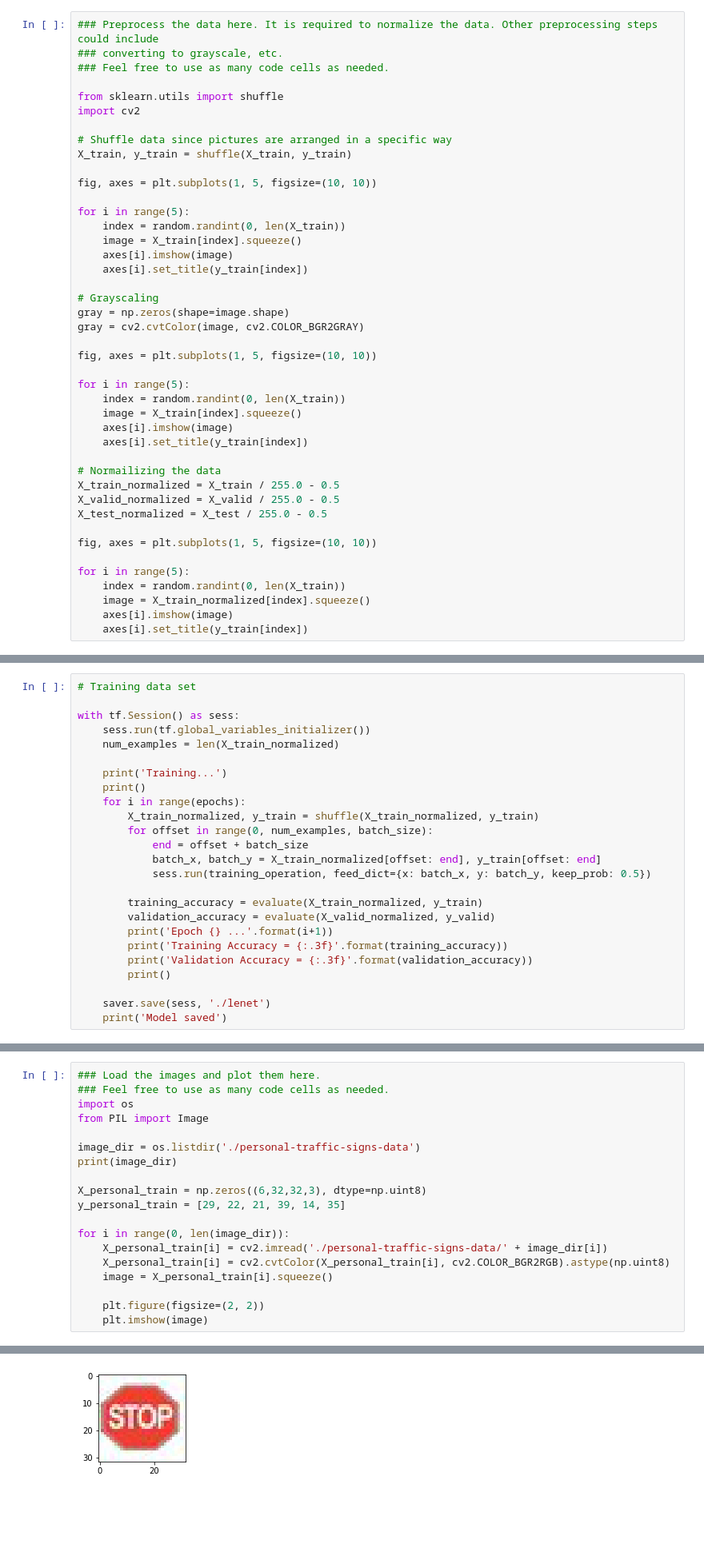
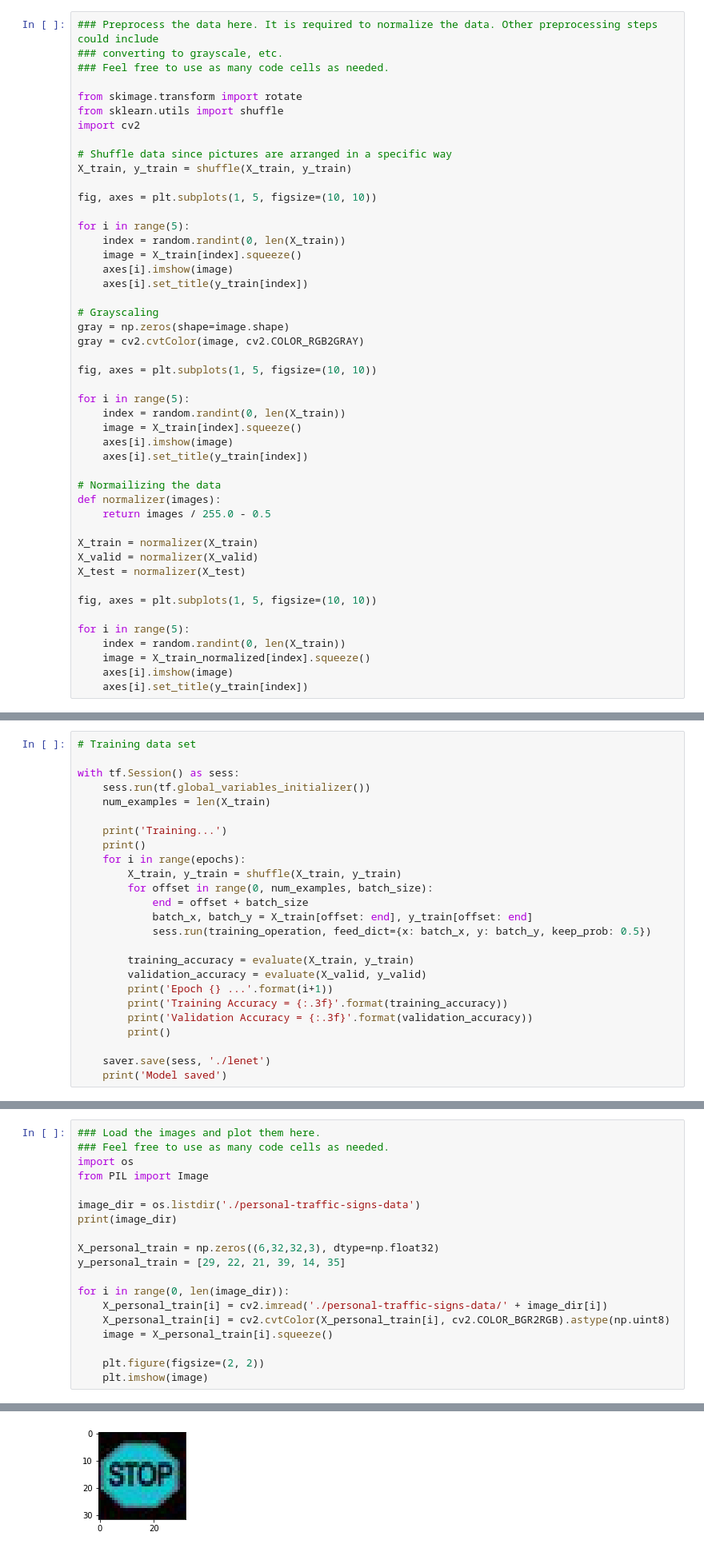
Before and after one commit to CJL89/Traffic-Sign-Classifier, a Jupyter notebook: Traffic_Sign_Classifier.ipynb, the cells around one changed output, grey strips where cells are left out. Shown at 80% size. Cells and saved outputs as stored; diff of their text form; blank space fills up the shorter version.

```diff
--- a/Traffic_Sign_Classifier.ipynb
+++ b/Traffic_Sign_Classifier.ipynb
@@ -156,6 +156,7 @@ Use the code cell (or multiple code cells, if necessary) to implement the first
 ### converting to grayscale, etc.
 ### Feel free to use as many code cells as needed.
 
+from skimage.transform import rotate
 from sklearn.utils import shuffle
 import cv2
 
@@ -172,7 +173,7 @@ for i in range(5):
 
 # Grayscaling
 gray = np.zeros(shape=image.shape)
-gray = cv2.cvtColor(image, cv2.COLOR_BGR2GRAY)
+gray = cv2.cvtColor(image, cv2.COLOR_RGB2GRAY)
 
 fig, axes = plt.subplots(1, 5, figsize=(10, 10))
 
@@ -183,9 +184,12 @@ for i in range(5):
     axes[i].set_title(y_train[index])
 
 # Normailizing the data
-X_train_normalized = X_train / 255.0 - 0.5
-X_valid_normalized = X_valid / 255.0 - 0.5
-X_test_normalized = X_test / 255.0 - 0.5
+def normalizer(images):
+    return images / 255.0 - 0.5
+
+X_train = normalizer(X_train)
+X_valid = normalizer(X_valid)
+X_test = normalizer(X_test)
 
 fig, axes = plt.subplots(1, 5, figsize=(10, 10))
 
@@ -301,19 +305,19 @@ def evaluate(X_data, y_data):
 
 with tf.Session() as sess:
     sess.run(tf.global_variables_initializer())
-    num_examples = len(X_train_normalized)
+    num_examples = len(X_train)
 
     print('Training...')
     print()
     for i in range(epochs):
-        X_train_normalized, y_train = shuffle(X_train_normalized, y_train)
+        X_train, y_train = shuffle(X_train, y_train)
         for offset in range(0, num_examples, batch_size):
             end = offset + batch_size
-            batch_x, batch_y = X_train_normalized[offset: end], y_train[offset: end]
+            batch_x, batch_y = X_train[offset: end], y_train[offset: end]
             sess.run(training_operation, feed_dict={x: batch_x, y: batch_y, keep_prob: 0.5})
 
-        training_accuracy = evaluate(X_train_normalized, y_train)
-        validation_accuracy = evaluate(X_valid_normalized, y_valid)
+        training_accuracy = evaluate(X_train, y_train)
+        validation_accuracy = evaluate(X_valid, y_valid)
         print('Epoch {} ...'.format(i+1))
         print('Training Accuracy = {:.3f}'.format(training_accuracy))
         print('Validation Accuracy = {:.3f}'.format(validation_accuracy))
@@ -368,7 +377,7 @@ from PIL import Image
 image_dir = os.listdir('./personal-traffic-signs-data')
 print(image_dir)
 
-X_personal_train = np.zeros((6,32,32,3), dtype=np.uint8)
+X_personal_train = np.zeros((6,32,32,3), dtype=np.float32)
 y_personal_train = [29, 22, 21, 39, 14, 35]
 
 for i in range(0, len(image_dir)):
@@ -387 +396 @@ for i in range(0, len(image_dir)):
-[figure, old version]
+[figure, new version]
```
Also changed, not shown: parts of 7 cells of this notebook, 5 other files.
